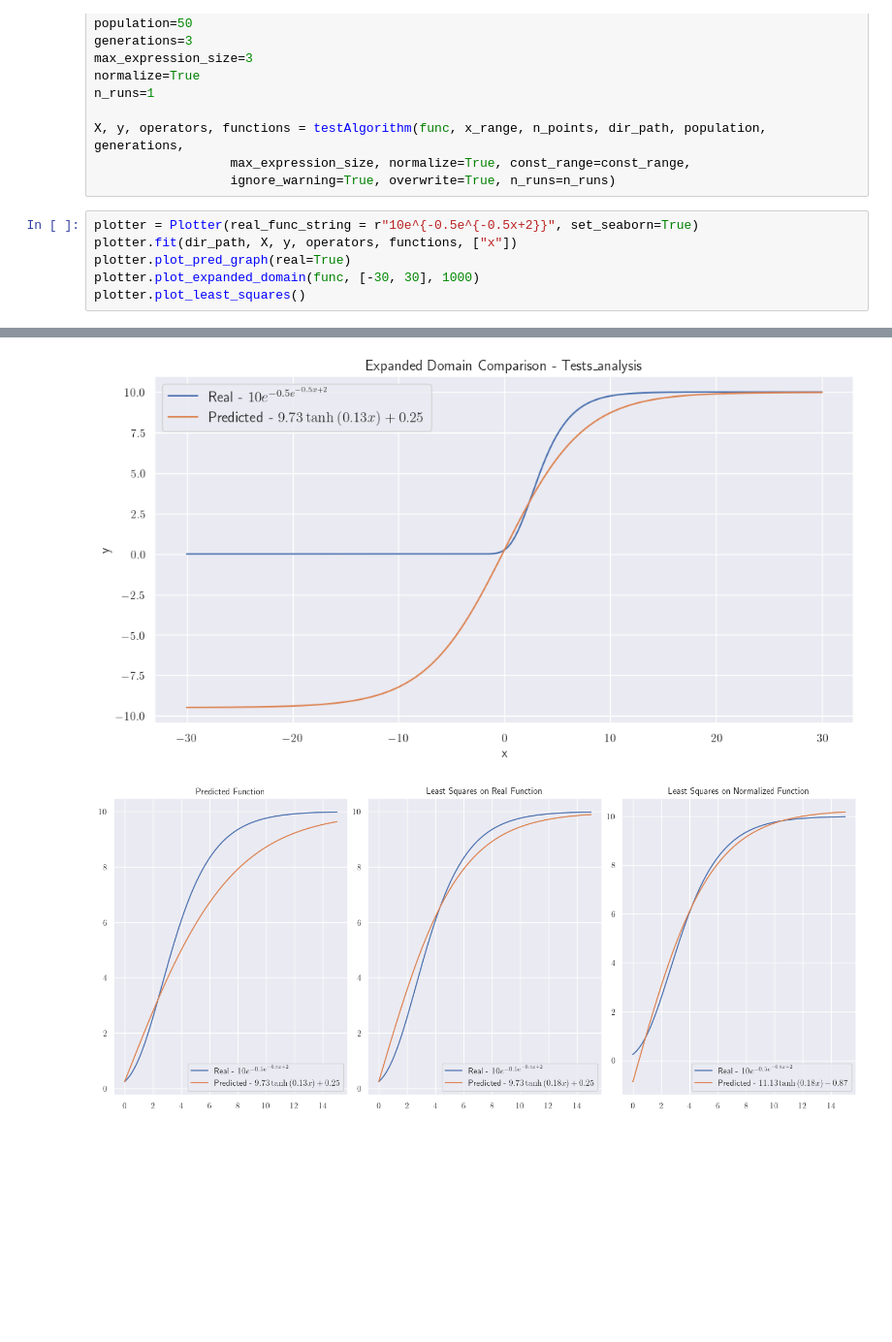
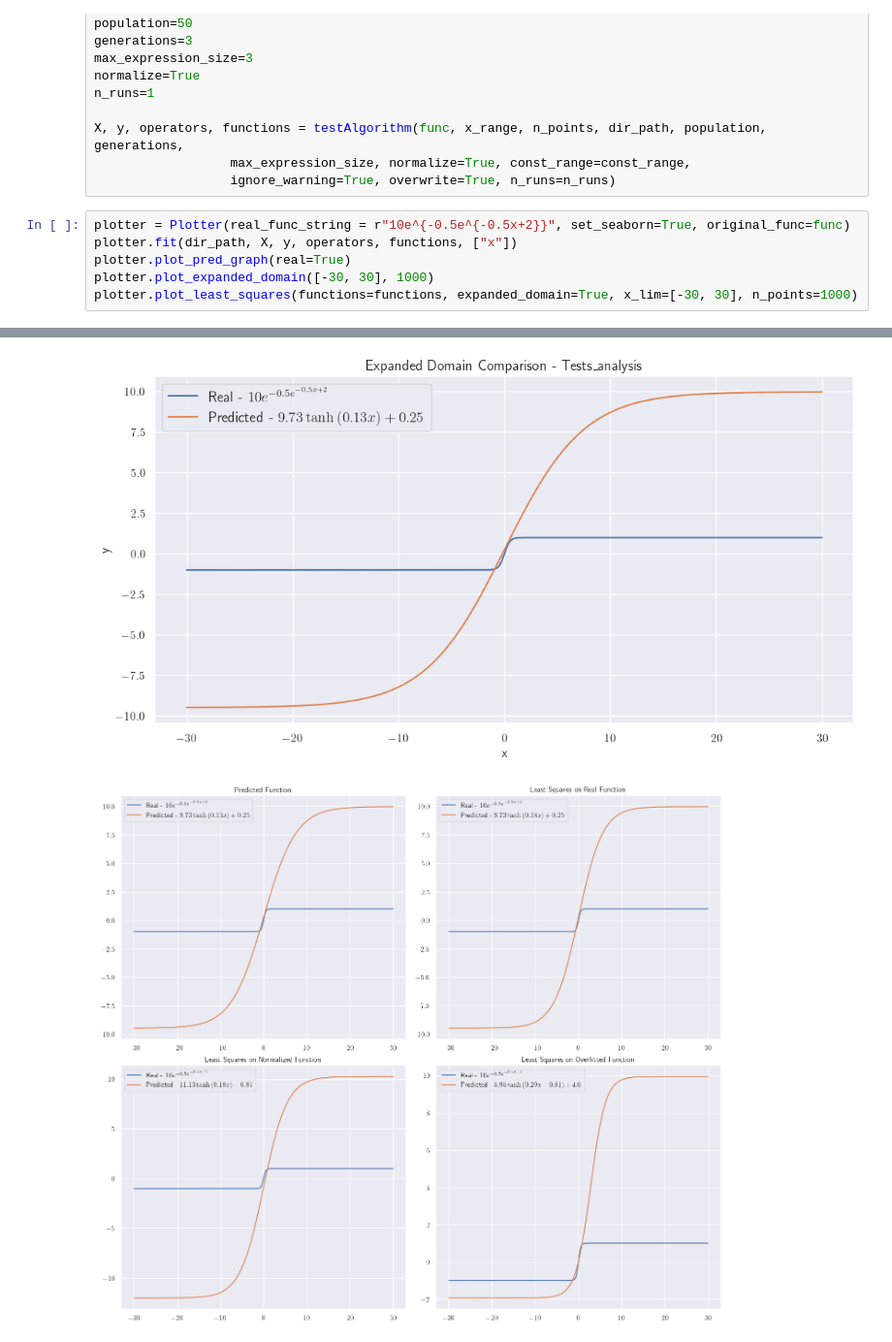
Before and after one commit to Guilherme-Ataliba/CSOWP-Symbolic-Regression, a Jupyter notebook: algorithms/data_analysis_build_up.ipynb, the cells around one changed output, grey strips where cells are left out. Shown at 97% size. Drawn from its saved outputs; the diff is of its cells as text; blank space fills up the shorter version.

Commit message:
finished plot least squares & least squares extented

```diff
--- a/algorithms/data_analysis_build_up.ipynb
+++ b/algorithms/data_analysis_build_up.ipynb
@@ -240,12 +279,12 @@ X, y, operators, functions = testAlgorithm(func, x_range, n_points, dir_path, po
                   max_expression_size, normalize=True, const_range=const_range,
                   ignore_warning=True, overwrite=True, n_runs=n_runs)
 # %%
-plotter = Plotter(real_func_string = r"10e^{-0.5e^{-0.5x+2}}", set_seaborn=True)
+plotter = Plotter(real_func_string = r"10e^{-0.5e^{-0.5x+2}}", set_seaborn=True, original_func=func)
 plotter.fit(dir_path, X, y, operators, functions, ["x"])
 plotter.plot_pred_graph(real=True)
-plotter.plot_expanded_domain(func, [-30, 30], 1000)
-plotter.plot_least_squares()
+plotter.plot_expanded_domain([-30, 30], 1000)
+plotter.plot_least_squares(functions=functions, expanded_domain=True, x_lim=[-30, 30], n_points=1000)
 # %% [output]
 [figure]
-[figure, old version]
+[figure, new version]
-[figure, old version]
+[figure, new version]
```
Also changed, not shown: parts of 1 cell of this notebook, 1 other file.
